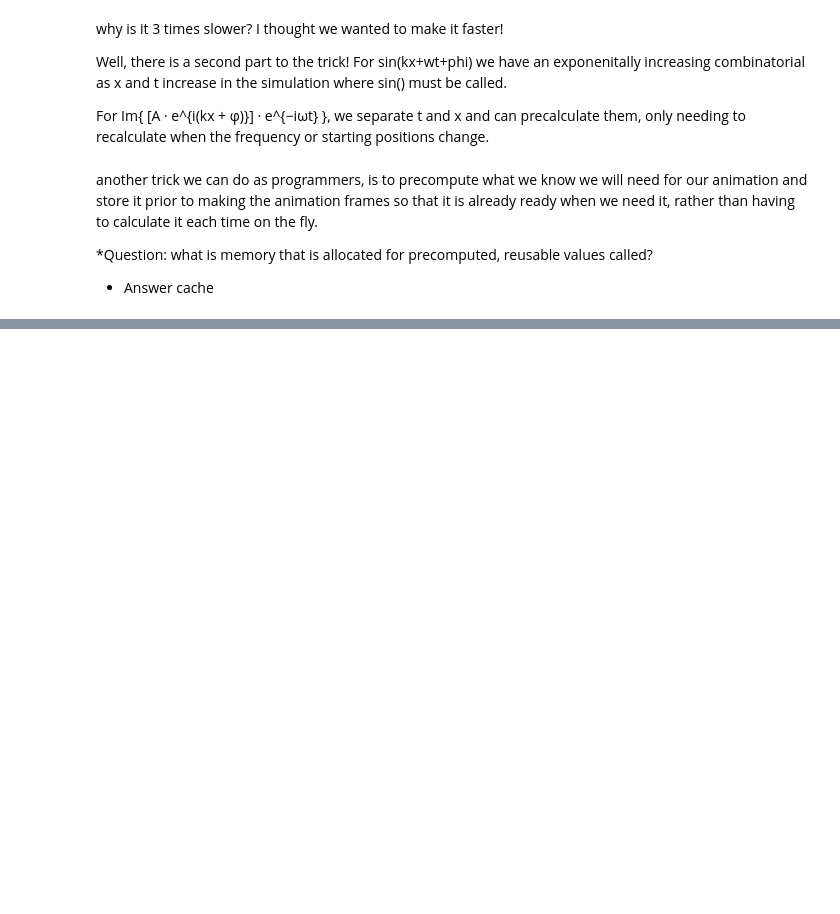
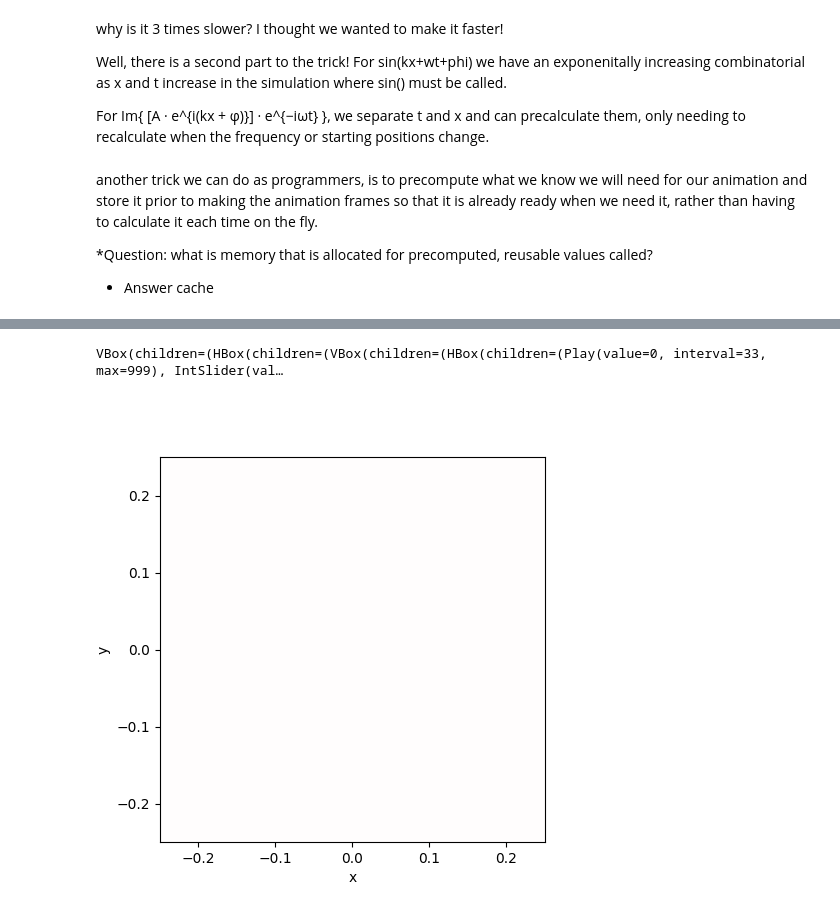
Before and after one commit to babessell1/GWC_Test, a Jupyter notebook: 2D_Animations.ipynb, the cells around one changed output, grey strips where cells are left out. Drawn from its saved outputs; the diff is of its cells as text; code cells hidden in the pictures; blank space fills up the shorter version.

```diff
--- a/2D_Animations.ipynb
+++ b/2D_Animations.ipynb
@@ -282,0 +488,63 @@ returns:
+# %%
+# 9) wire widgets to actions
+for w in amp_sliders + phase_sliders + x_sliders + y_sliders:
+    w.observe(recompute_cache, names='value')  # debounced + cached heavy update
+wavelength_widget.observe(recompute_cache, names='value')
+decay_checkbox.observe(recompute_cache, names='value')
+
+frame_slider.observe(update_frame, names='value')  # fast updates while playing
+
+# 10) layout and initial compute/render
+left_col = widgets.VBox([widgets.HBox([play, frame_slider]), wavelength_widget,
+                         widgets.Label("Amplitudes (release to update)"), widgets.VBox(amp_sliders),
+                         widgets.Label("Phases (deg)"), widgets.VBox(phase_sliders)])
+right_col = widgets.VBox([widgets.Label("X positions (release to update)"), widgets.VBox(x_sliders),
+                          widgets.Label("Y positions (release to update)"), widgets.VBox(y_sliders),
+                          decay_checkbox])
+controls = widgets.HBox([left_col, right_col])
+
+display(widgets.VBox([controls, fig.canvas]))
+
+# initial heavy compute + render
+recompute_cache(force=True)
+# %% [output]
+VBox(children=(HBox(children=(VBox(children=(HBox(children=(Play(value=0, interval=33, max=999), IntSlider(val…
+# %%
+# EXPORT ANIMATION - create a separate figure and produce a FuncAnimation you can save or embed.
+# Run this after recompute_cache() so _cache['field_coeffs'] and _cache['omega'] exist.
+
+import matplotlib.animation as animation
+from IPython.display import HTML
+
+if _cache.get('field_coeffs') is None:
+    raise RuntimeError("Please run recompute_cache() first so field_coeffs and omega are prepared.")
+
+# Create a fresh figure for rendering the movie (keeps interactive figure intact)
+fig_save, ax_save = plt.subplots(figsize=(5,5))
+im_save = ax_save.imshow(np.zeros_like(X), extent=[-L,L,-L,L], origin='lower', cmap='seismic')
+ax_save.set_xlabel('x')
+ax_save.set_ylabel('y')
+
+vlim = _cache.get('vlim', 1.0)
+im_save.set_clim(-vlim, vlim)
+
+def _frame_for_save(frame):
+    # This uses the same fast eval function (evaluate_field) that the interactive demo uses.
+    t = frame / float(fps)
+    field = evaluate_field(_cache['field_coeffs'], _cache['omega'], t)
+    im_save.set_data(field)
+    return (im_save,)
+
+ani = animation.FuncAnimation(fig_save, _frame_for_save,
+                              frames=nframes, interval=int(1000.0/fps), blit=True)
+
+# Option A: embed the animation as JS/HTML in the notebook (good for sharing)
+#js_html = ani.to_jshtml()
+#display(HTML(js_html))
+
+# Option B: save to MP4 file (requires ffmpeg available)
+# Uncomment to save to disk:
+# ani.save('wavefield_animation.mp4', fps=fps, dpi=150, extra_args=['-vcodec', 'libx264'])
+# print("Saved wavefield_animation.mp4")
+# %% [output]
+[figure, added]
```
Also changed, not shown: parts of 9 cells of this notebook.
